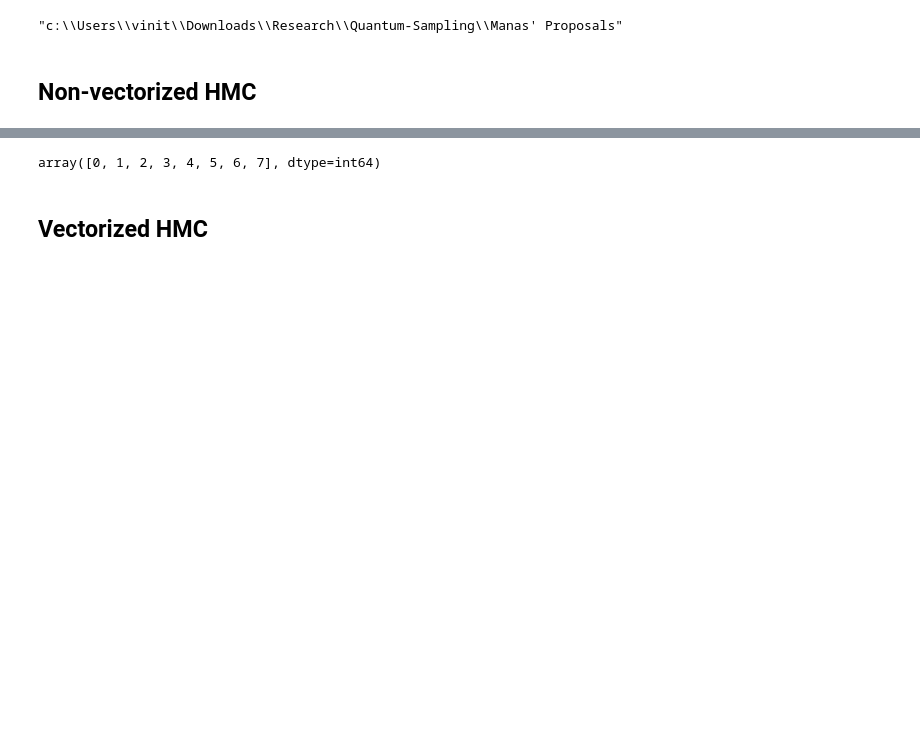
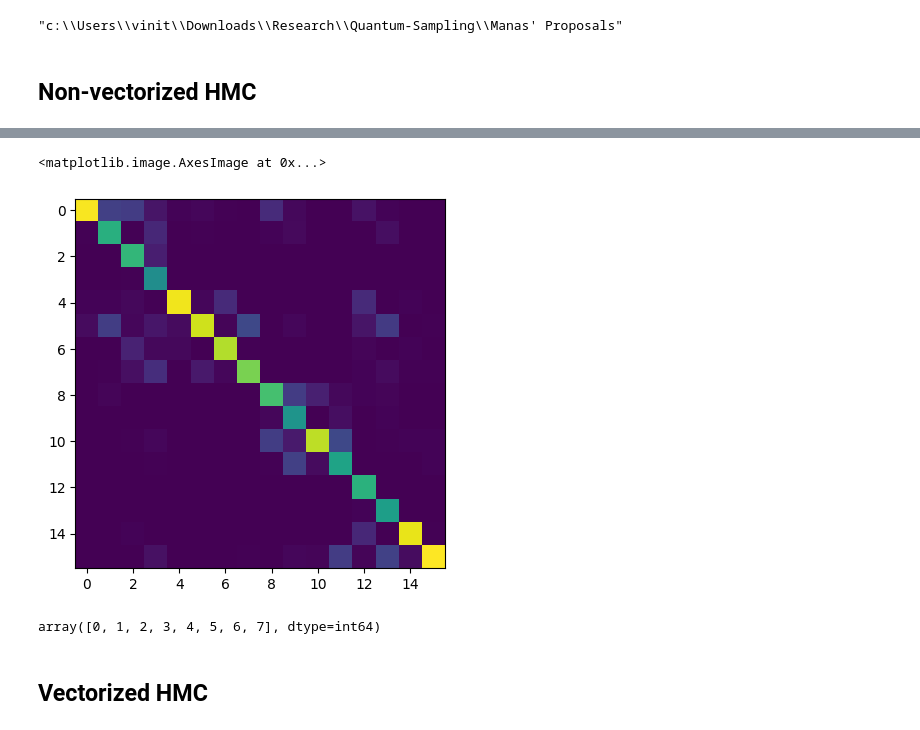
Before and after one commit to vinitX/Quantum-Sampling, a Jupyter notebook: Manas' Proposals/HMC_vectorized.ipynb, the cells around one changed output, grey strips where cells are left out. Cells and saved outputs as stored; diff of their text form; code cells hidden in the pictures; blank space fills up the shorter version.

```diff
--- a/Manas' Proposals/HMC_vectorized.ipynb
+++ b/Manas' Proposals/HMC_vectorized.ipynb
@@ -202,3 +319,8 @@ def HMC_T_matrix(problem_inst, epsilon=0.1, L=10, alpha=3.0, num_samples=100, nu
+# %%
+plt.imshow(T)
+# %% [output]
+<matplotlib.image.AxesImage at 0x...>
+[figure, added]
 # %%
 def all_configs(n):
     return [np.array(v) for v in product([-1, 1], repeat=n)]
```
Also changed, not shown: parts of 8 cells of this notebook.
